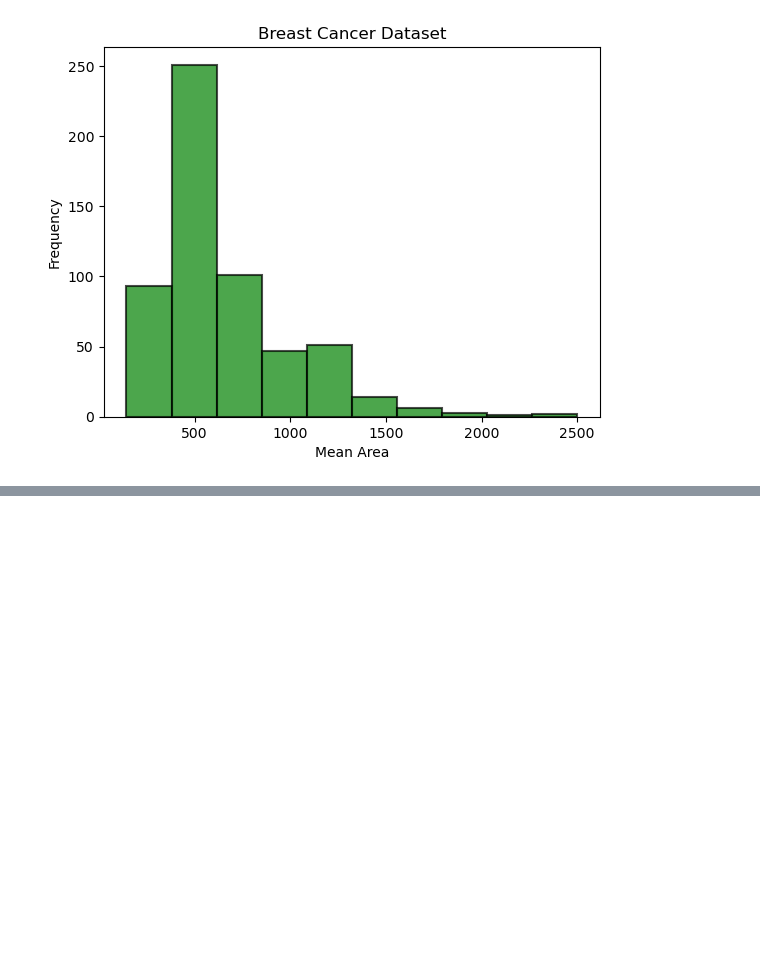
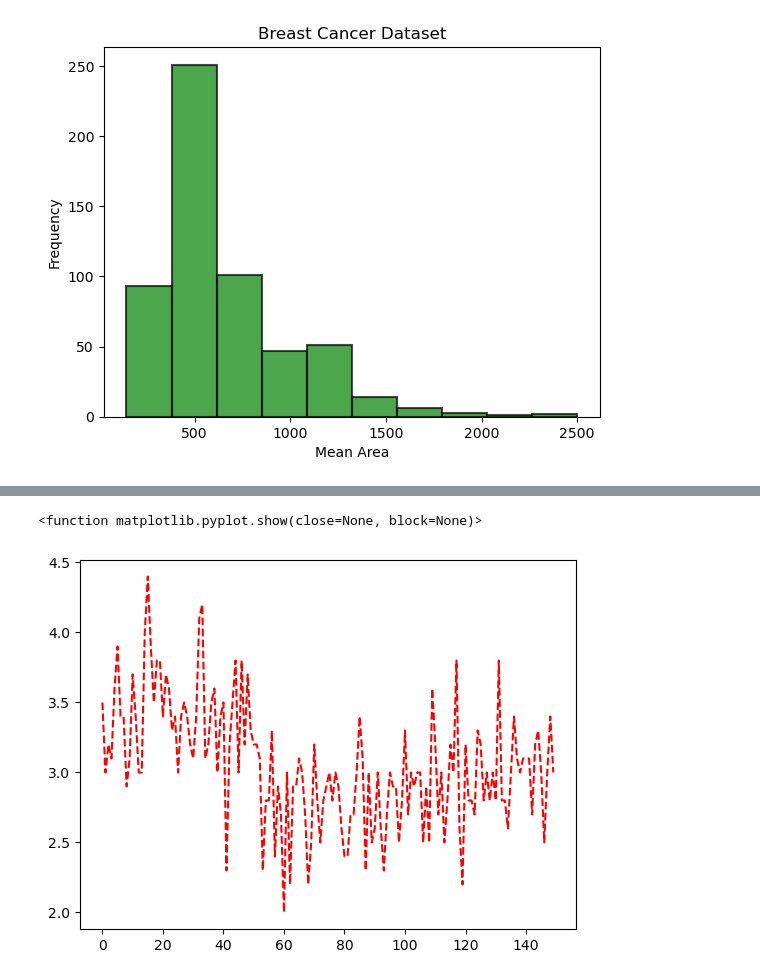
Before and after one commit to sormazabal/IntroToPython2022, a Jupyter notebook: Week5/Week5.ipynb, the cells around one changed output, grey strips where cells are left out. Drawn from its saved outputs; the diff is of its cells as text; code cells hidden in the pictures; blank space fills up the shorter version.

```diff
--- a/Week5/Week5.ipynb
+++ b/Week5/Week5.ipynb
@@ -318,3 +318,8 @@ plt.title("Breast Cancer Dataset")
 plt.savefig('mean_area.png')
 # %% [output]
 [figure]
+# %%
+from sklearn.datasets import load_iris
+
+data, target = load_iris(return_X_y= True,as_frame=True)
+target_labels = ['setosa', 'versicolor', 'virginica']
@@ -320,0 +335,6 @@ plt.savefig('mean_area.png')
+# %%
+plt.plot(data.index, data["sepal width (cm)"], "r--")
+plt.show
+# %% [output]
+<function matplotlib.pyplot.show(close=None, block=None)>
+[figure, added]
```
Also changed, not shown: parts of 2 cells of this notebook.
